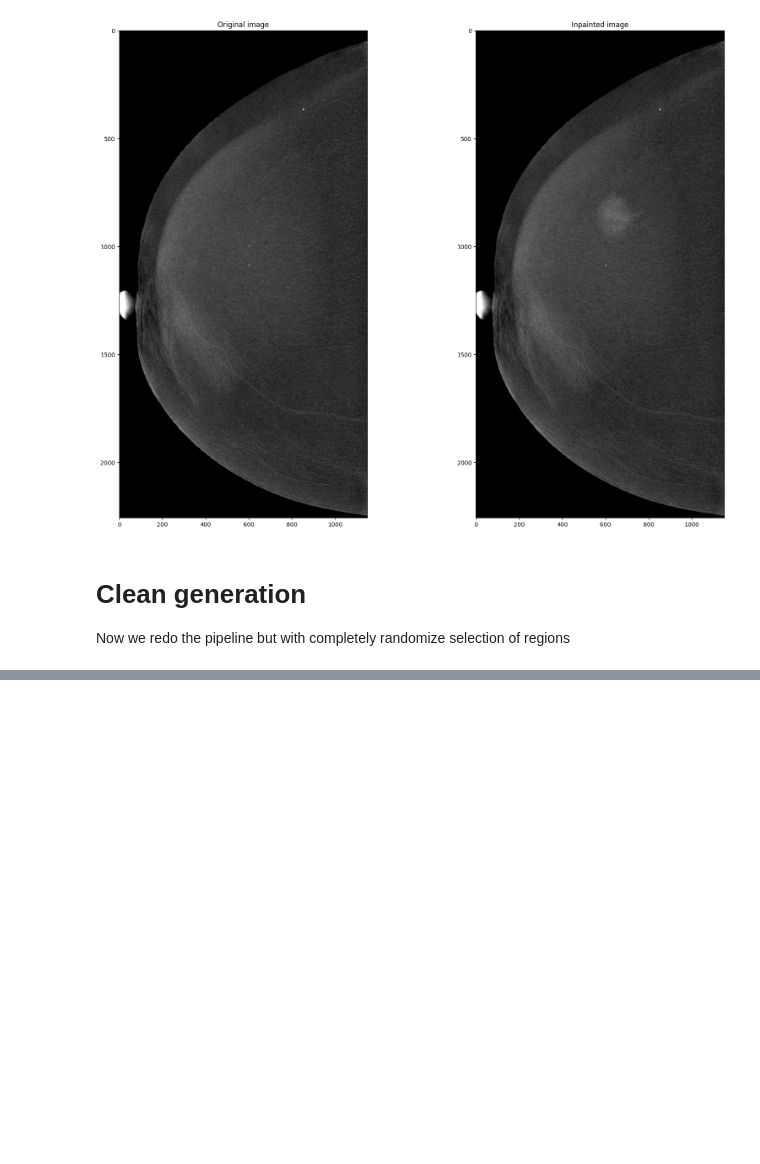
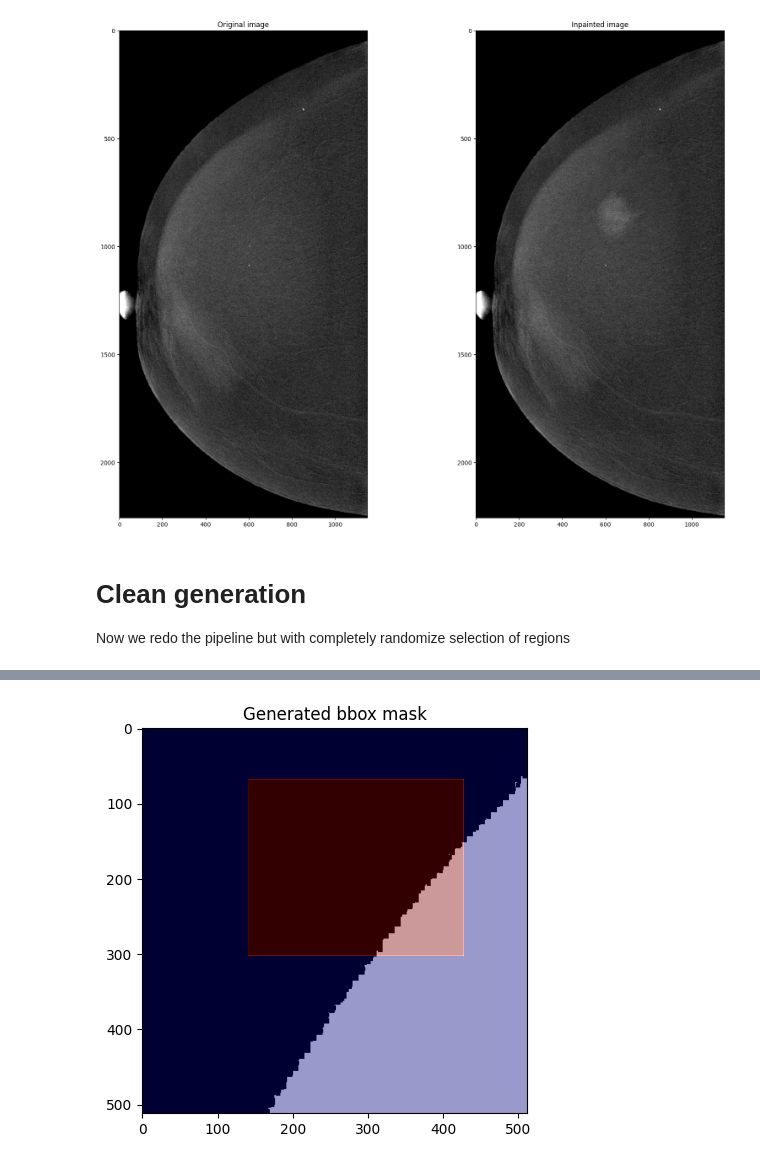
Before and after one commit to Likalto4/CEM-Detect, a Jupyter notebook: generation/inpainting/inference/inpainting_high_quality.ipynb, the cells around one changed output, grey strips where cells are left out. Drawn from its saved outputs; the diff is of its cells as text; code cells hidden in the pictures; blank space fills up the shorter version.

Commit message:
updated lesion generation pipeline

```diff
--- a/generation/inpainting/inference/inpainting_high_quality.ipynb
+++ b/generation/inpainting/inference/inpainting_high_quality.ipynb
@@ -408,0 +400,16 @@ print(np.sum(mask[y1:y2, x1:x2]==255))
+# %%
+# compute area stats
+area_range, ratio_range = inpainter.compute_area_ratio()
+# create bbox
+bbox_mask, bbox = inpainter.create_lesion_bbox(xrange=(0, 512), yrange=(0, 512), area_range=area_range, ratio_range=ratio_range)
+
+# check bbox is fully inside the mask
+
+
+plt.figure(figsize=(5,5))
+plt.imshow(inpainter.current_mask, cmap='gray')
+plt.title('Generated bbox mask')
+plt.imshow(bbox_mask, cmap='jet', alpha=0.4)
+plt.show()
+# %% [output]
+[figure, added]
```
Also changed, not shown: parts of 3 cells of this notebook.
